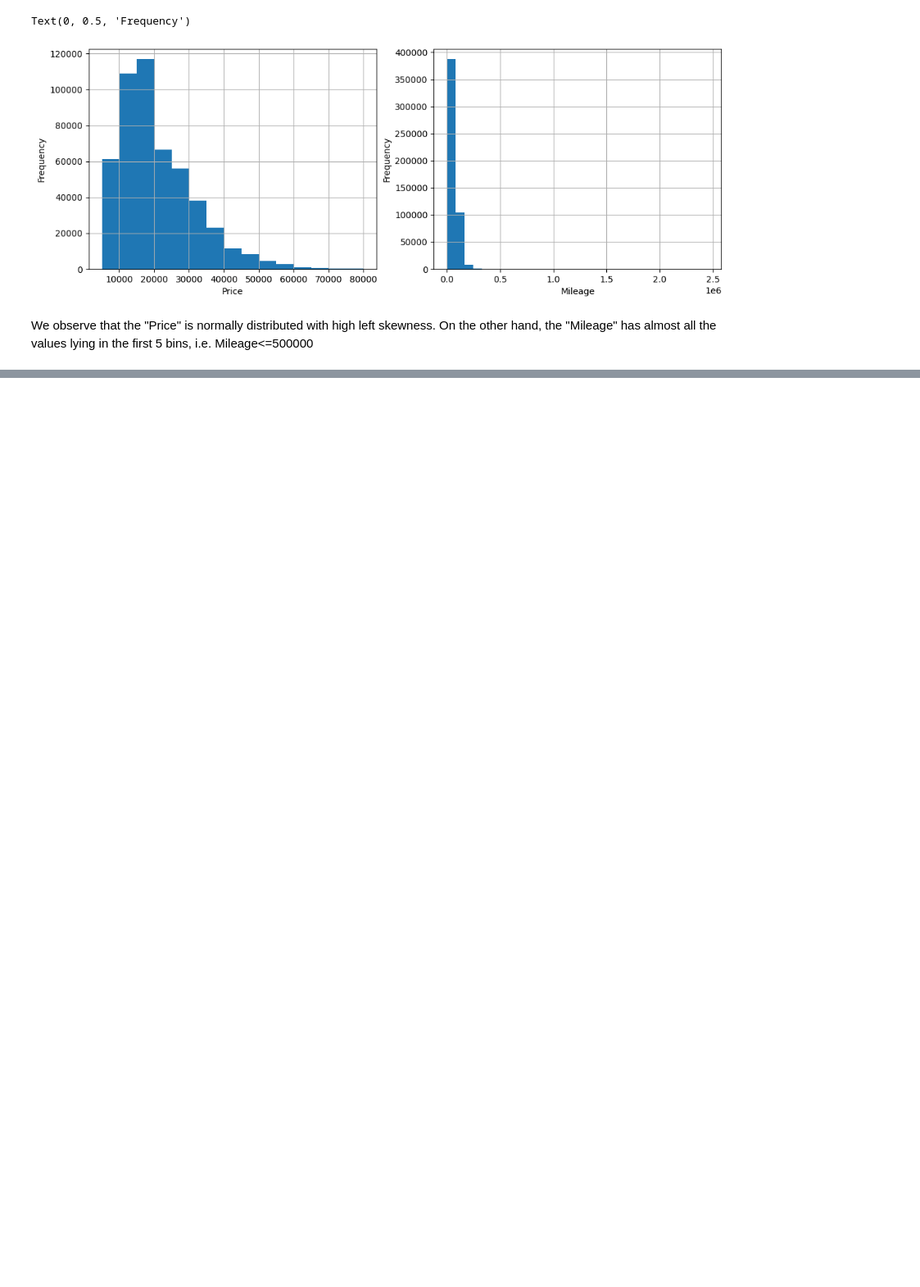
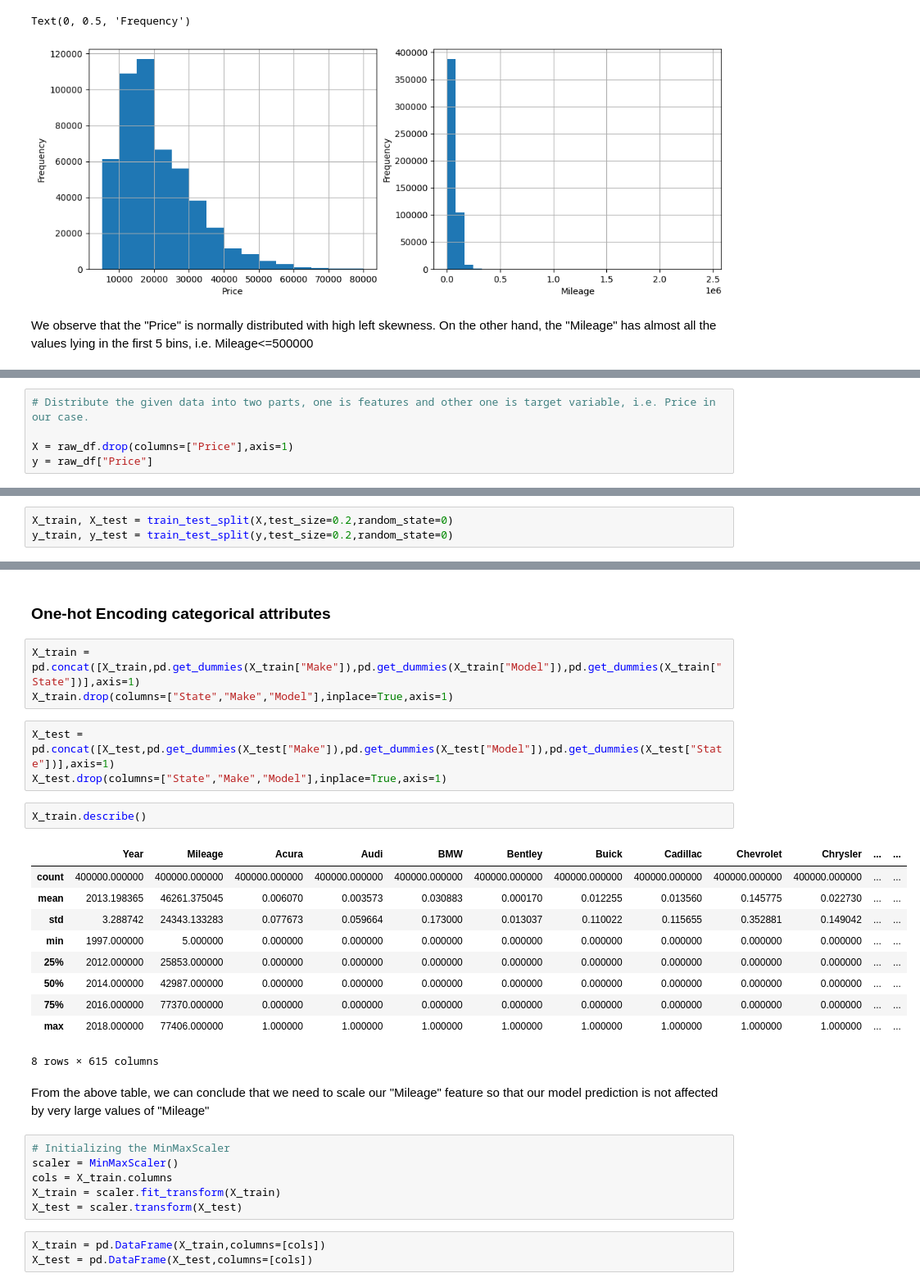
Before and after one commit to Vedang-Chavan/Predict_used_car_price, a Jupyter notebook: usage.ipynb, the cells around one changed output, grey strips where cells are left out. Shown at 82% size. Cells and saved outputs as stored; diff of their text form; blank space fills up the shorter version.

```diff
--- a/usage.ipynb
+++ b/usage.ipynb
@@ -284,0 +288,5 @@ We observe that the "Price" is normally distributed with high left skewness. On
+# %%
+# Distribute the given data into two parts, one is features and other one is target variable, i.e. Price in our case.
+
+X = raw_df.drop(columns=["Price"],axis=1)
+y = raw_df["Price"]
@@ -284,0 +301,3 @@ We observe that the "Price" is normally distributed with high left skewness. On
+# %%
+X_train, X_test = train_test_split(X,test_size=0.2,random_state=0)
+y_train, y_test = train_test_split(y,test_size=0.2,random_state=0)
@@ -284,0 +363,32 @@ We observe that the "Price" is normally distributed with high left skewness. On
+# %% [markdown]
+### One-hot Encoding categorical attributes
+# %%
+X_train = pd.concat([X_train,pd.get_dummies(X_train["Make"]),pd.get_dummies(X_train["Model"]),pd.get_dummies(X_train["State"])],axis=1)
+X_train.drop(columns=["State","Make","Model"],inplace=True,axis=1)
+# %%
+X_test = pd.concat([X_test,pd.get_dummies(X_test["Make"]),pd.get_dummies(X_test["Model"]),pd.get_dummies(X_test["State"])],axis=1)
+X_test.drop(columns=["State","Make","Model"],inplace=True,axis=1)
+# %%
+X_train.describe()
+# %% [output]
+|  | Year | Mileage | Acura | Audi | BMW | Bentley | Buick | Cadillac | Chevrolet | Chrysler | ... | ... |
+| count | 400000.000000 | 400000.000000 | 400000.000000 | 400000.000000 | 400000.000000 | 400000.000000 | 400000.000000 | 400000.000000 | 400000.000000 | 400000.000000 | ... | ... |
+| mean | 2013.198365 | 46261.375045 | 0.006070 | 0.003573 | 0.030883 | 0.000170 | 0.012255 | 0.013560 | 0.145775 | 0.022730 | ... | ... |
+| std | 3.288742 | 24343.133283 | 0.077673 | 0.059664 | 0.173000 | 0.013037 | 0.110022 | 0.115655 | 0.352881 | 0.149042 | ... | ... |
+| min | 1997.000000 | 5.000000 | 0.000000 | 0.000000 | 0.000000 | 0.000000 | 0.000000 | 0.000000 | 0.000000 | 0.000000 | ... | ... |
+| 25% | 2012.000000 | 25853.000000 | 0.000000 | 0.000000 | 0.000000 | 0.000000 | 0.000000 | 0.000000 | 0.000000 | 0.000000 | ... | ... |
+| 50% | 2014.000000 | 42987.000000 | 0.000000 | 0.000000 | 0.000000 | 0.000000 | 0.000000 | 0.000000 | 0.000000 | 0.000000 | ... | ... |
+| 75% | 2016.000000 | 77370.000000 | 0.000000 | 0.000000 | 0.000000 | 0.000000 | 0.000000 | 0.000000 | 0.000000 | 0.000000 | ... | ... |
+| max | 2018.000000 | 77406.000000 | 1.000000 | 1.000000 | 1.000000 | 1.000000 | 1.000000 | 1.000000 | 1.000000 | 1.000000 | ... | ... |
+8 rows × 615 columns
+# %% [markdown]
+From the above table, we can conclude that we need to scale our "Mileage" feature so that our model prediction is not affected by very large values of "Mileage"
+# %%
+# Initializing the MinMaxScaler
+scaler = MinMaxScaler()
+cols = X_train.columns
+X_train = scaler.fit_transform(X_train)
+X_test = scaler.transform(X_test)
+# %%
+X_train = pd.DataFrame(X_train,columns=[cols])
+X_test = pd.DataFrame(X_test,columns=[cols])
```
Also changed, not shown: parts of 21 cells of this notebook, 2 other files.
